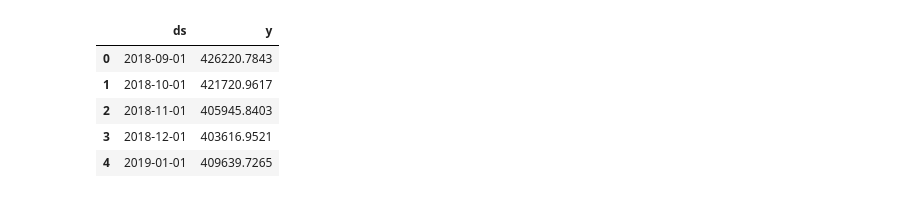
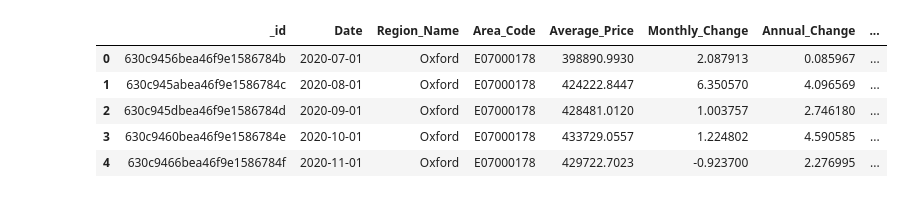
Before and after one commit to rizdiaprilian/MLOps_Zoomcamp, a Jupyter notebook: UK_house_price/monitoring_ML/pymongo_check.ipynb, the cells around one changed output. Drawn from its saved outputs; the diff is of its cells as text; code cells hidden in the pictures.

```diff
--- a/UK_house_price/monitoring_ML/pymongo_check.ipynb
+++ b/UK_house_price/monitoring_ML/pymongo_check.ipynb
@@ -47,12 +47,10 @@ pd.DataFrame(list(data[-5:]))
 # %%
 df_mongo_result = pd.DataFrame(list(data[-5:]))
-
-features = ["ds", "y"]
-df_mongo_result[features]
+df_mongo_result.head()
 # %% [output]
-|  | ds | y |
-| 0 | 2018-09-01 | 426220.7843 |
-| 1 | 2018-10-01 | 421720.9617 |
-| 2 | 2018-11-01 | 405945.8403 |
-| 3 | 2018-12-01 | 403616.9521 |
-| 4 | 2019-01-01 | 409639.7265 |
+|  | _id | Date | Region_Name | Area_Code | Average_Price | Monthly_Change | Annual_Change | ... |
+| 0 | 630c9456bea46f9e1586784b | 2020-07-01 | Oxford | E07000178 | 398890.9930 | 2.087913 | 0.085967 | ... |
+| 1 | 630c945abea46f9e1586784c | 2020-08-01 | Oxford | E07000178 | 424222.8447 | 6.350570 | 4.096569 | ... |
+| 2 | 630c945dbea46f9e1586784d | 2020-09-01 | Oxford | E07000178 | 428481.0120 | 1.003757 | 2.746180 | ... |
+| 3 | 630c9460bea46f9e1586784e | 2020-10-01 | Oxford | E07000178 | 433729.0557 | 1.224802 | 4.590585 | ... |
+| 4 | 630c9466bea46f9e1586784f | 2020-11-01 | Oxford | E07000178 | 429722.7023 | -0.923700 | 2.276995 | ... |
```
Also changed, not shown: parts of 18 cells of this notebook.
